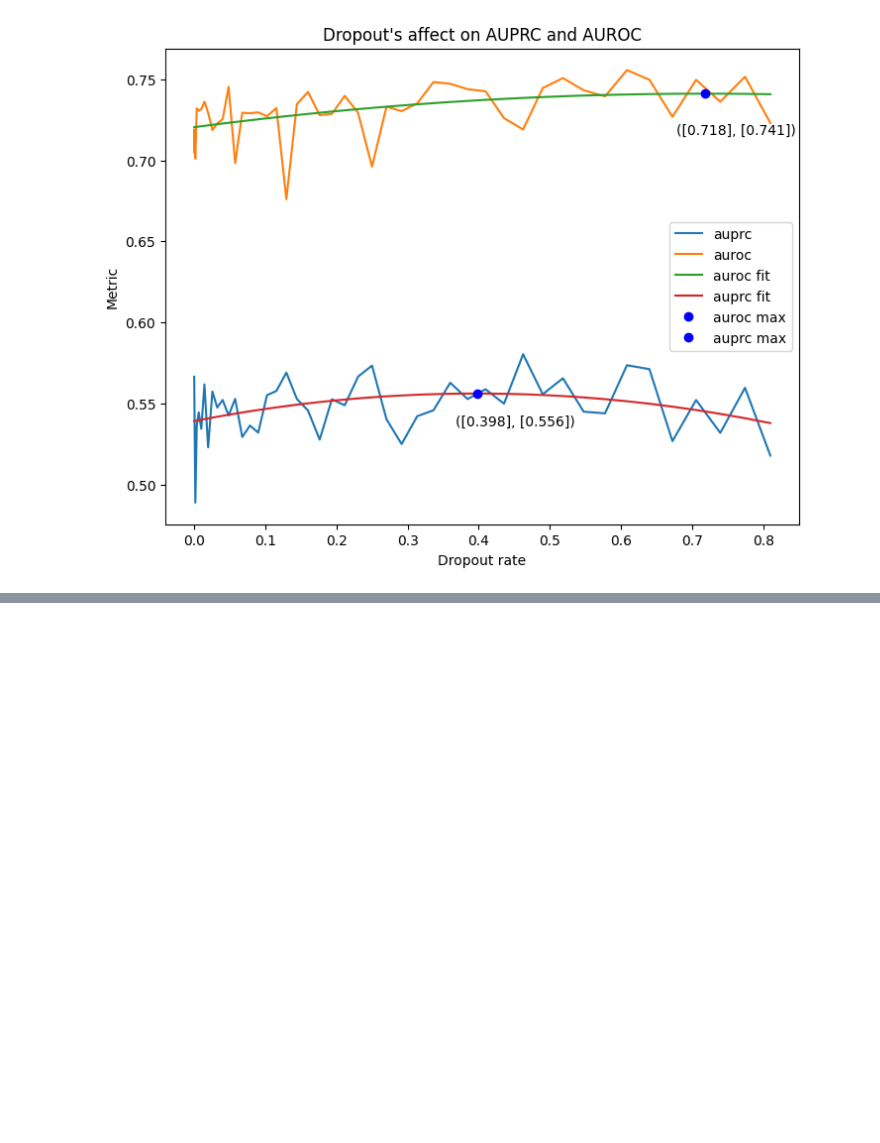
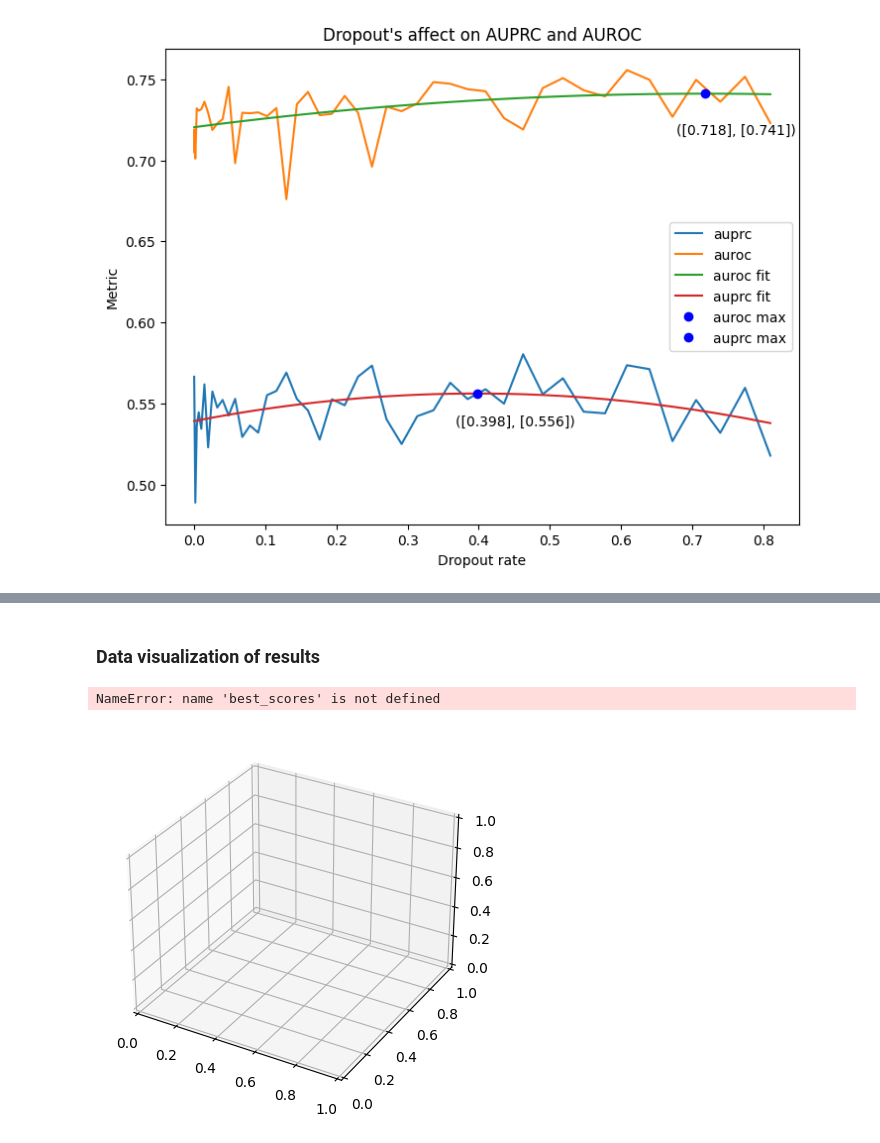
Before and after one commit to SamuelDoud/SAnD, a Jupyter notebook: mortality_training_notebook.ipynb, the cells around one changed output, grey strips where cells are left out. Drawn from its saved outputs; the diff is of its cells as text; code cells hidden in the pictures; blank space fills up the shorter version.

```diff
--- a/mortality_training_notebook.ipynb
+++ b/mortality_training_notebook.ipynb
@@ -329,17 +269,14 @@ n_heads = 8
 factor = 12 # M
 num_class = 2
 num_layers = 4 # N
-epochs = 25
+epochs = 15
 betas = (0.9, 0.98)
 lr = 4e-5
 eps = 4e-09
 weight_decay = 4e-5
 scores = {}
-experiment = Experiment(
-    api_key="eQ3INeSsFGUYKahSdEtjhry42",
-    project_name="general",
-    workspace="samdoud",
-)
+experiment = get_experiment()
+
 for dropout in np.power(np.arange(0, .96, .02), 2):
     clf = NeuralNetworkClassifier(
         SAnD(feature_count, seq_len, n_heads, factor, num_class, num_layers, dropout_rate=dropout),
@@ -482,0 +420,2 @@ plt.legend()
+# %%
+dropout = 0.5
@@ -482,0 +471,39 @@ plt.legend()
+# %% [markdown]
+### Data visualization of results
+# %%
+best_scores = {parameters: score for parameters, score in sorted(scores.items(), key=lambda item: item[1], reverse=True)}
+best_param = next(iter(best_scores))
+num_layers, factors, heads = best_param
+best_score = best_scores[best_param]
+
+print(f"{num_layers} {factors} {heads} is the best combination leading to a combined AUROC and AUPRC score of {best_score}")
+# %%
+fig, ax = plt.subplots(subplot_kw={"projection": "3d"})
+
+all_num_layers, all_factors, all_heads =  list(zip(*best_scores.keys()))
+all_scores = list(best_scores.values())
+
+# Make data.
+X = np.array(all_num_layers)
+Y = np.array(all_factors)
+Z = np.array(all_heads)
+X, Y = np.meshgrid(X, Y)
+R = np.array(all_scores)
+
+# Plot the surface.
+surf = ax.plot_surface(X, Y, Z, cmap=cm.coolwarm,
+                       linewidth=0, antialiased=False)
+
+# Customize the z axis.
+ax.set_zlim(0, 1)
+ax.zaxis.set_major_locator(LinearLocator(10))
+# A StrMethodFormatter is used automatically
+ax.zaxis.set_major_formatter('{x:.02f}')
+
+# Add a color bar which maps values to colors.
+fig.colorbar(surf, shrink=0.5, aspect=5)
+
+plt.show()
+# %% [output]
+NameError: name 'best_scores' is not defined
+[figure, added]
```
Also changed, not shown: parts of 14 cells of this notebook, 2 other files.
